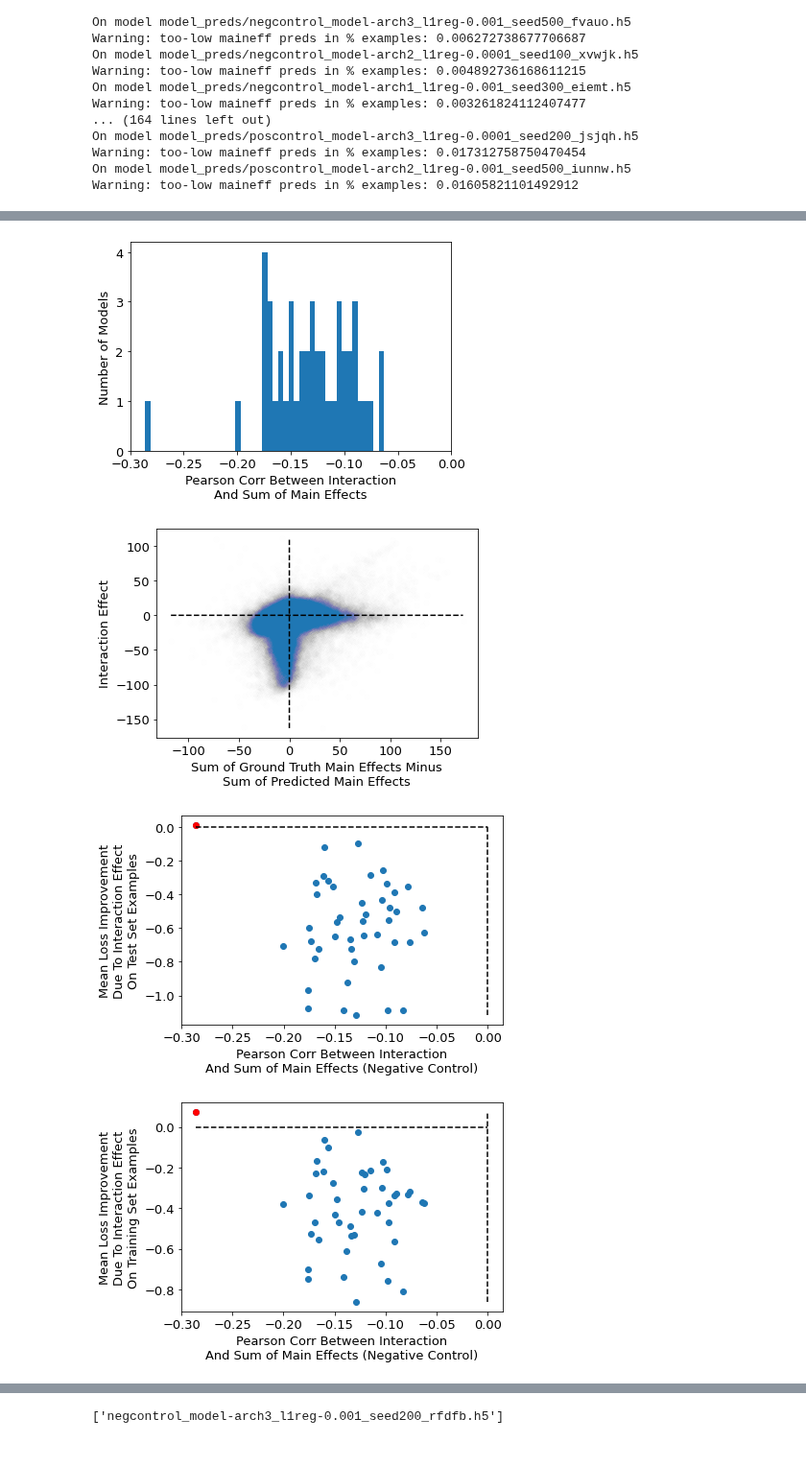
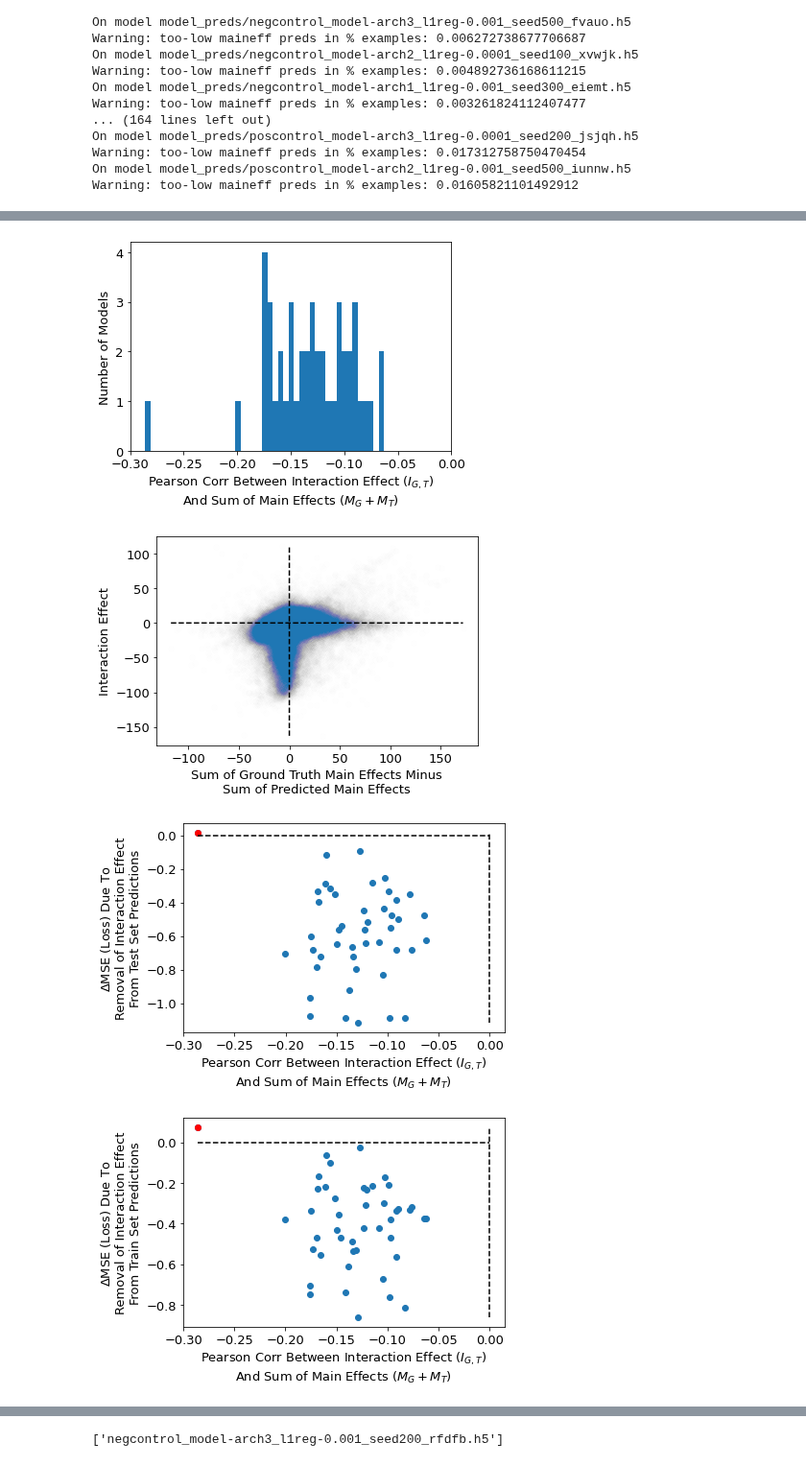
Before and after one commit to kundajelab/feature_interactions, a Jupyter notebook: EvaluateModelsGivenPredictionData.ipynb, the cells around one changed output, grey strips where cells are left out. Shown at 96% size. Drawn from its saved outputs; the diff is of its cells as text; code cells hidden in the pictures.

```diff
--- a/EvaluateModelsGivenPredictionData.ipynb
+++ b/EvaluateModelsGivenPredictionData.ipynb
@@ -576,7 +576,7 @@ for (isposcontrol, results) in [(True, poscontrol_results),
       poscontrol_controltest_lossimp_stderr.append(scipy.stats.sem(
         single_model_result.controltest_toanalyze_lossimprovement))
 # %%
-def xyaxis_scatterplot(x,y, highlight=[], highlight_color='red',
+def xyaxis_scatterplot(x,y, highlight=[], highlight_color='red', density=False,
                        withxeqy=False, **kwargs):
   if (withxeqy):
     all_vals = sorted(list(x)+list(y)+[0] )
@@ -589,7 +589,14 @@ def xyaxis_scatterplot(x,y, highlight=[], highlight_color='red',
   if ('xerr' in kwargs or 'yerr' in kwargs):
     plt.errorbar(x,y,**kwargs)
   else:
-    plt.scatter(x,y,**kwargs)
+    if (density==False):
+      plt.scatter(x,y,**kwargs)
+    else:
+      # Calculate the point density
+      xy = np.vstack([x,y])
+      from scipy.stats import gaussian_kde
+      z = gaussian_kde(xy)(xy)
+      plt.scatter(x,y,c=z, edgecolor='', **kwargs)
   if ('xerr' in kwargs or 'yerr' in kwargs):
     plt.errorbar([x[i] for i in highlight],
                  [y[i] for i in highlight],
@@ -627,19 +634,20 @@ plt.ylabel("Mean Shuffled Set\nInteraction Effect Magnitude\n(Positive Control)"
 plt.show()
 
 xyaxis_scatterplot(negcontrol_main_eff_vec,
-                   negcontrol_inter_eff_vec, alpha=0.003)
-plt.xlabel("Sum of Motif Main Effects")
-plt.ylabel("Interaction Effect")
+                   negcontrol_inter_eff_vec, density=False, alpha=0.003)
+plt.xlabel(r"Sum of Motif Main Effects $(M_G + M_T)$")
+plt.ylabel(r"Interaction Effect $(I_{G,T})$")
 plt.show()
 
 plt.hist(negcontrol_mainvintereff_corrs, bins=45)
 plt.xlim(-0.3, 0)
-plt.xlabel("Pearson Corr Between Interaction\nAnd Sum of Main Effects")
+plt.xlabel(r"Pearson Corr Between Interaction Effect $(I_{G,T})$"
+            +"\n"+r"And Sum of Main Effects $(M_G + M_T)$")
 plt.ylabel("Number of Models")
 plt.show()
 
 xyaxis_scatterplot(negcontrol_main_eff_error_vec,
-                   negcontrol_inter_eff_vec, alpha=0.003)
+                   negcontrol_inter_eff_vec, density=False, alpha=0.003)
 plt.xlabel("Sum of Ground Truth Main Effects Minus"
            +"\nSum of Predicted Main Effects")
 plt.ylabel("Interaction Effect")
@@ -652,18 +660,20 @@ xyaxis_scatterplot(negcontrol_mainvintereff_corrs,
                               for x in failed_paired_wilcoxon_negcontrol],
                    #fmt='o'
                    )
-plt.xlabel("Pearson Corr Between Interaction\nAnd Sum of Main Effects (Negative Control)")
-plt.ylabel("Mean Loss Improvement\nDue To "
-           +"Interaction Effect\nOn Test Set Examples")
+plt.xlabel(r"Pearson Corr Between Interaction Effect $(I_{G,T})$"
+            +"\n"+r"And Sum of Main Effects $(M_G + M_T)$")
+plt.ylabel(r"$\Delta$MSE (Loss) Due To "+"\n"+
+           "Removal of Interaction Effect\nFrom Test Set Predictions")
 plt.show()
 
 xyaxis_scatterplot(negcontrol_mainvintereff_corrs,
                    negcontrol_train_lossimp_mean,
                    highlight=[negcontrol_modelorder.index(x)
                               for x in failed_paired_wilcoxon_negcontrol])
-plt.xlabel("Pearson Corr Between Interaction\nAnd Sum of Main Effects (Negative Control)")
-plt.ylabel("Mean Loss Improvement\nDue To"
-           +" Interaction Effect\nOn Training Set Examples")
+plt.xlabel(r"Pearson Corr Between Interaction Effect $(I_{G,T})$"
+            +"\n"+r"And Sum of Main Effects $(M_G + M_T)$")
+plt.ylabel(r"$\Delta$MSE (Loss) Due To "+"\n"+
+           "Removal of Interaction Effect\nFrom Train Set Predictions")
 plt.show()
 # %% [output]
 [figure]
@@ -672,7 +682,7 @@ plt.show()
-[figure, old version]
+[figure, new version]
 [figure]
-[figure, old version]
+[figure, new version]
-[figure, old version]
+[figure, new version]
 # %%
 #MEDIAN_MULTIPLIER = 1.353
 
```
Also changed, not shown: parts of 13 cells of this notebook.
